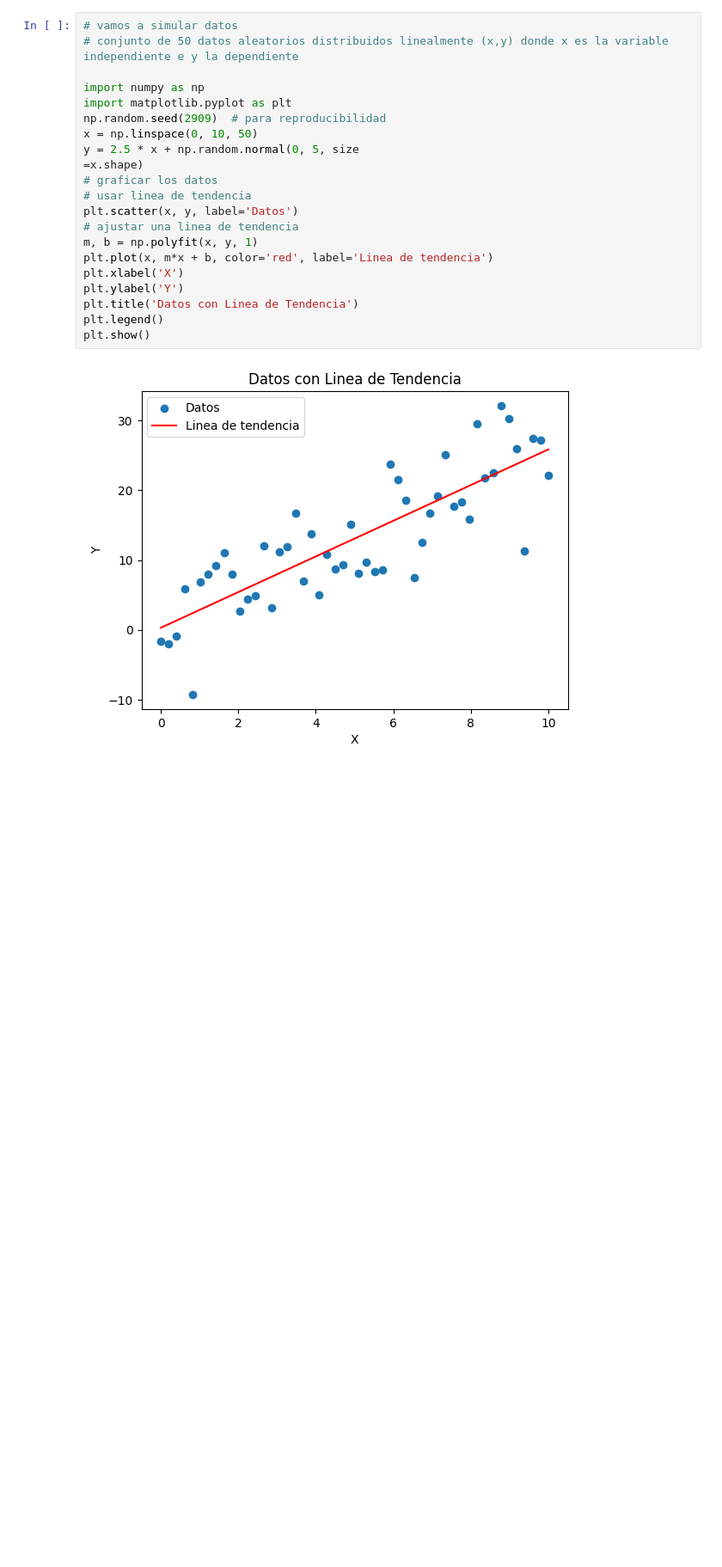
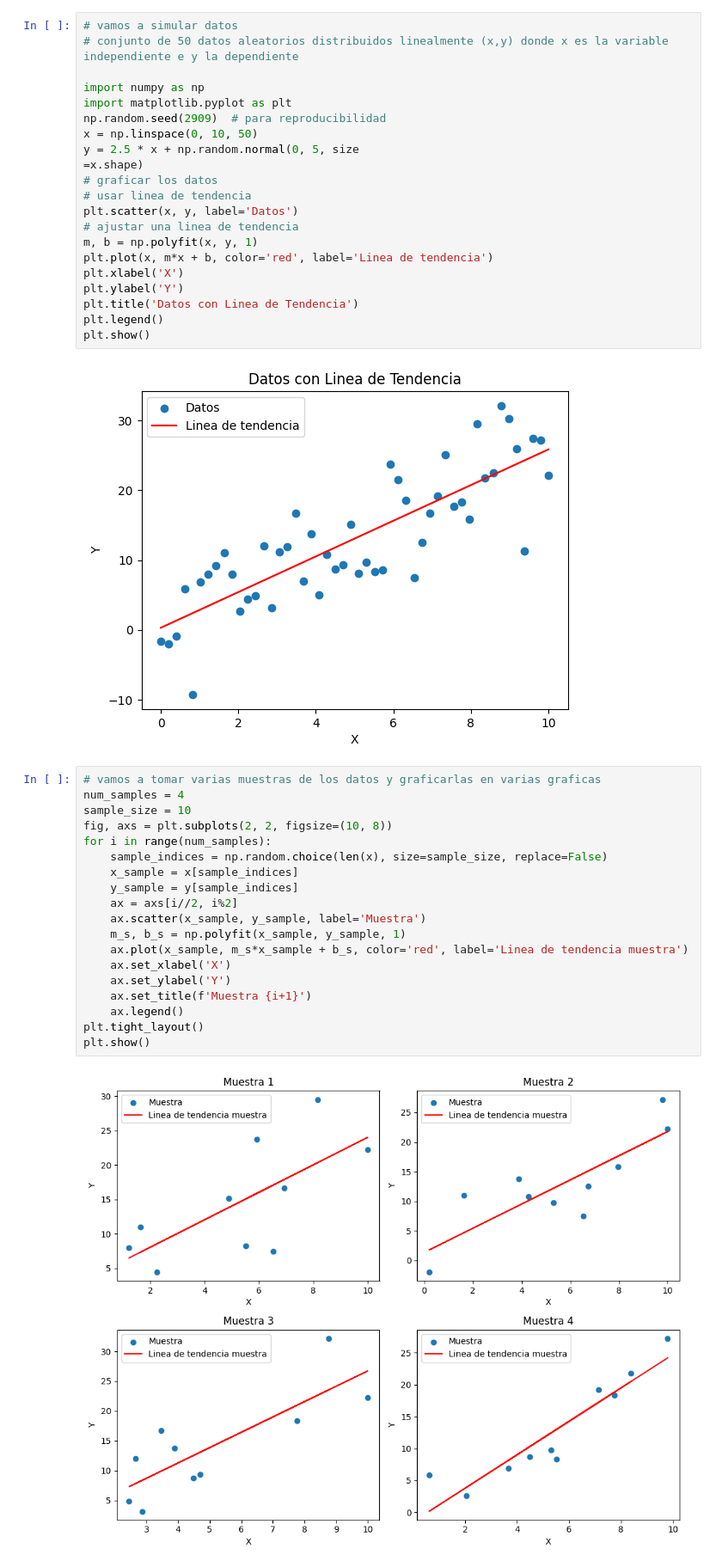
Before and after one commit to AlexSG29/Machine-Learning-Class, a Jupyter notebook: primera_clase.ipynb, the cells around one changed output. Shown at 86% size. Saved outputs shown, nothing was run; the diff lists cells and outputs as text; blank space fills up the shorter version.

```diff
--- a/primera_clase.ipynb
+++ b/primera_clase.ipynb
@@ -53,3 +53,24 @@ plt.legend()
 plt.show()
 # %% [output]
 [figure]
+# %%
+# vamos a tomar varias muestras de los datos y graficarlas en varias graficas
+num_samples = 4
+sample_size = 10
+fig, axs = plt.subplots(2, 2, figsize=(10, 8))
+for i in range(num_samples):
+    sample_indices = np.random.choice(len(x), size=sample_size, replace=False)
+    x_sample = x[sample_indices]
+    y_sample = y[sample_indices]
+    ax = axs[i//2, i%2]
+    ax.scatter(x_sample, y_sample, label='Muestra')
+    m_s, b_s = np.polyfit(x_sample, y_sample, 1)
+    ax.plot(x_sample, m_s*x_sample + b_s, color='red', label='Linea de tendencia muestra')
+    ax.set_xlabel('X')
+    ax.set_ylabel('Y')
+    ax.set_title(f'Muestra {i+1}')
+    ax.legend()
+plt.tight_layout()
+plt.show()
+# %% [output]
+[figure, added]
```
Also changed, not shown: parts of 2 cells of this notebook.
